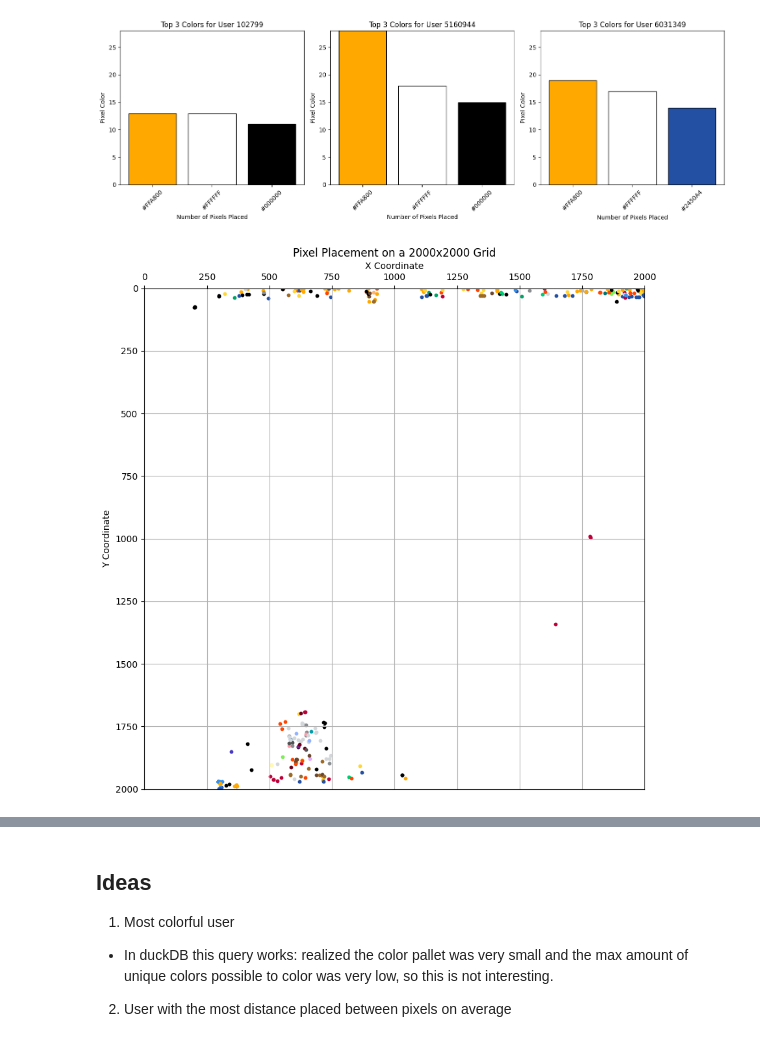
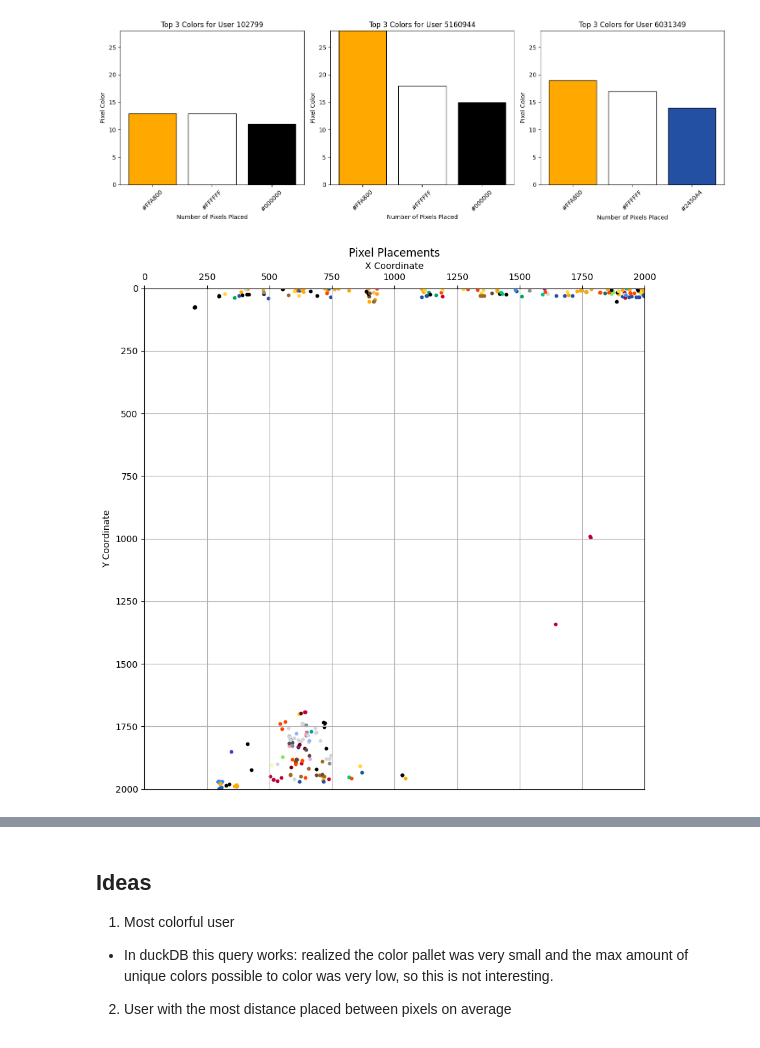
Before and after one commit to eswenke/analysis, a Jupyter notebook: week5/unique.ipynb, the cells around one changed output, grey strips where cells are left out. Cells and saved outputs as stored; diff of their text form; code cells hidden in the pictures.

```diff
--- a/week5/unique.ipynb
+++ b/week5/unique.ipynb
@@ -153,32 +154,32 @@ for index, row in user_data_filtered.iterrows():
     # Extract coordinates and color
     x = row['x']  # Replace with the actual column name for x-coordinates
     y = row['y']  # Replace with the actual column name for y-coordinates
     color = row['pixel_color']
 
     # Plot the pixel as a square
     plt.scatter(x, y, color=color, s=10)  # Adjust 's' for size of the pixels
 
 # Set limits to fit the 2000x2000 grid
 plt.xlim(0, 2000)
 plt.ylim(0, 2000)
 plt.gca().set_aspect('equal', adjustable='box')  # Keep aspect ratio
 
 # Invert the y-axis to have the origin at the top left
 plt.gca().invert_yaxis()
 
 # Add title and labels
-plt.title('Pixel Placement on a 2000x2000 Grid')
+plt.title('Pixel Placements')
 plt.xlabel('X Coordinate')
 plt.ylabel('Y Coordinate')
 
 # Move x-axis labels to the top
 plt.gca().xaxis.set_ticks_position('top')  # Move x-axis ticks to the top
 plt.gca().xaxis.set_label_position('top')
 
 # Show grid lines for better visualization
 plt.grid(True)
 
 # Show the plot
 plt.show()
 # %% [output]
-[figure, old version]
+[figure, new version]
```
Also changed, not shown: parts of 4 cells of this notebook, 9 other files.
